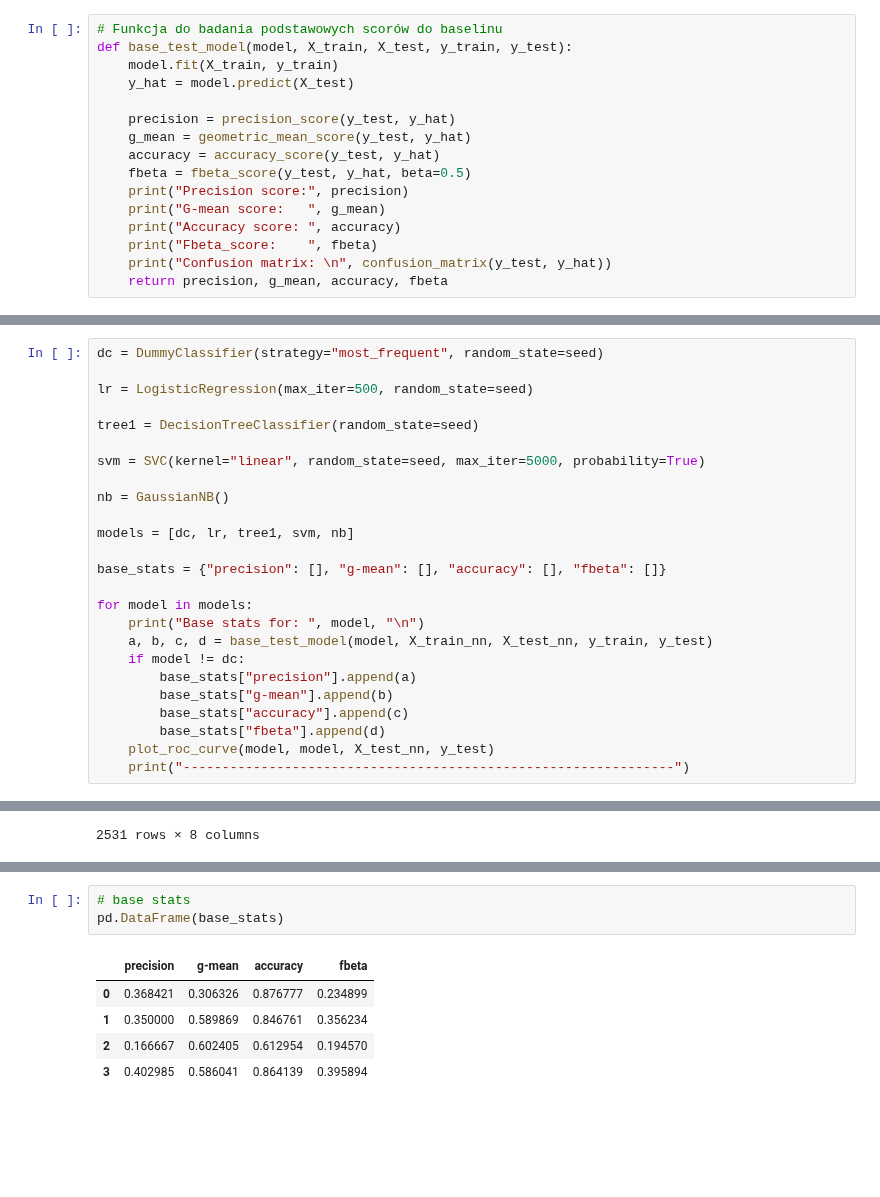
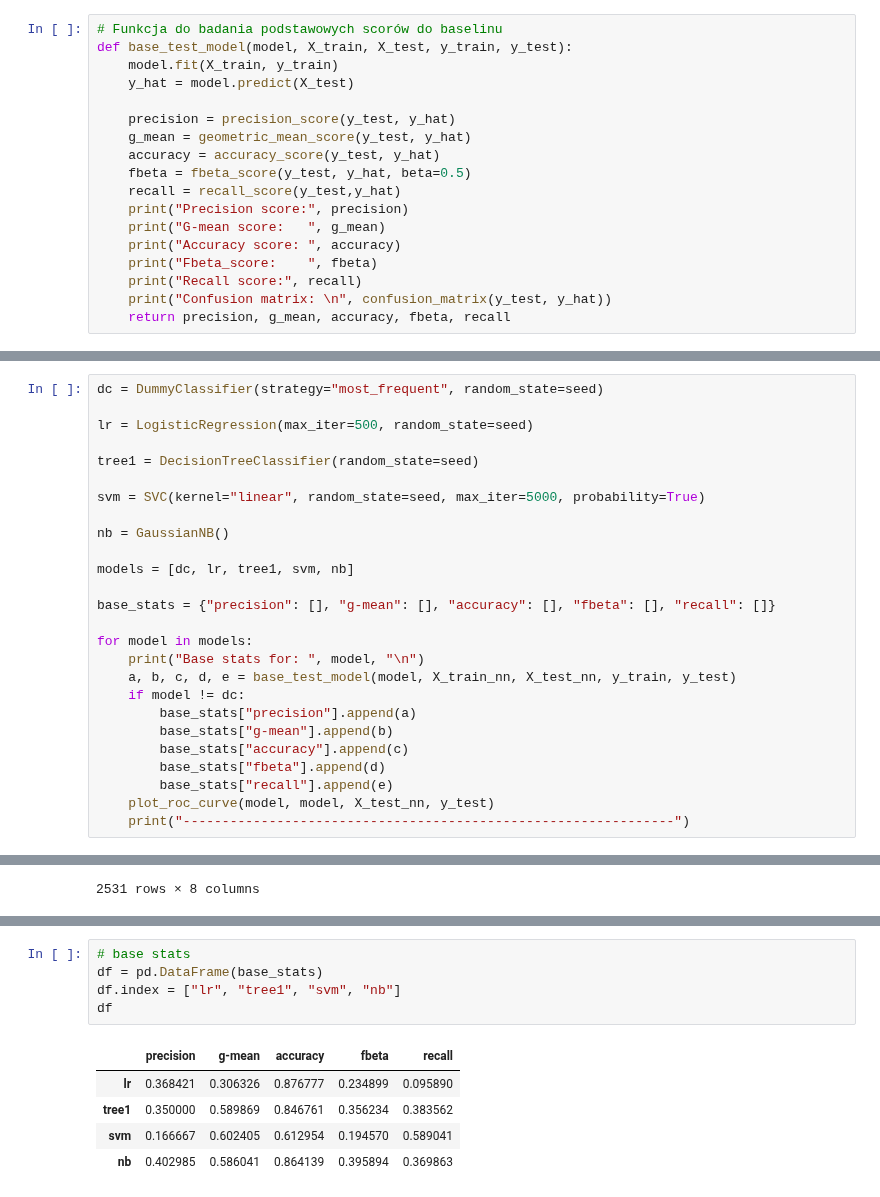
Before and after one commit to AristocratesJ/Bank-Marketing-Classification-Task, a Jupyter notebook: feature_engineering.ipynb, the cells around one changed output, grey strips where cells are left out. Saved outputs shown, nothing was run; the diff lists cells and outputs as text; blank space fills up the shorter version.

```diff
--- a/feature_engineering.ipynb
+++ b/feature_engineering.ipynb
@@ -108,12 +110,14 @@ def base_test_model(model, X_train, X_test, y_train, y_test):
     g_mean = geometric_mean_score(y_test, y_hat)
     accuracy = accuracy_score(y_test, y_hat)
     fbeta = fbeta_score(y_test, y_hat, beta=0.5)
+    recall = recall_score(y_test,y_hat)
     print("Precision score:", precision)
     print("G-mean score:   ", g_mean)
     print("Accuracy score: ", accuracy)
     print("Fbeta_score:    ", fbeta)
+    print("Recall score:", recall)
     print("Confusion matrix: \n", confusion_matrix(y_test, y_hat))
-    return precision, g_mean, accuracy, fbeta
+    return precision, g_mean, accuracy, fbeta, recall
 # %%
 # Do plotowania krzywej roc
 def plot_roc_curve(model, title_model, X_test, y_test):
@@ -141,16 +145,17 @@ nb = GaussianNB()
 
 models = [dc, lr, tree1, svm, nb]
 
-base_stats = {"precision": [], "g-mean": [], "accuracy": [], "fbeta": []}
+base_stats = {"precision": [], "g-mean": [], "accuracy": [], "fbeta": [], "recall": []}
 
 for model in models:
     print("Base stats for: ", model, "\n")
-    a, b, c, d = base_test_model(model, X_train_nn, X_test_nn, y_train, y_test)
+    a, b, c, d, e = base_test_model(model, X_train_nn, X_test_nn, y_train, y_test)
     if model != dc:
         base_stats["precision"].append(a)
         base_stats["g-mean"].append(b)
         base_stats["accuracy"].append(c)
         base_stats["fbeta"].append(d)
+        base_stats["recall"].append(e)
     plot_roc_curve(model, model, X_test_nn, y_test)
     print("---------------------------------------------------------------")
 # %% [output]
@@ -794,12 +809,14 @@ Confusion matrix:
 ---------------------------------------------------------------
 # %%
 # base stats
-pd.DataFrame(base_stats)
+df = pd.DataFrame(base_stats)
+df.index = ["lr", "tree1", "svm", "nb"]
+df
 # %% [output]
-|  | precision | g-mean | accuracy | fbeta |
-| 0 | 0.368421 | 0.306326 | 0.876777 | 0.234899 |
-| 1 | 0.350000 | 0.589869 | 0.846761 | 0.356234 |
-| 2 | 0.166667 | 0.602405 | 0.612954 | 0.194570 |
-| 3 | 0.402985 | 0.586041 | 0.864139 | 0.395894 |
+|  | precision | g-mean | accuracy | fbeta | recall |
+| lr | 0.368421 | 0.306326 | 0.876777 | 0.234899 | 0.095890 |
+| tree1 | 0.350000 | 0.589869 | 0.846761 | 0.356234 | 0.383562 |
+| svm | 0.166667 | 0.602405 | 0.612954 | 0.194570 | 0.589041 |
+| nb | 0.402985 | 0.586041 | 0.864139 | 0.395894 | 0.369863 |
 # %%
 # for preproccessed 1 (with duration minmax scaled)
```
Also changed, not shown: parts of 23 cells of this notebook.
